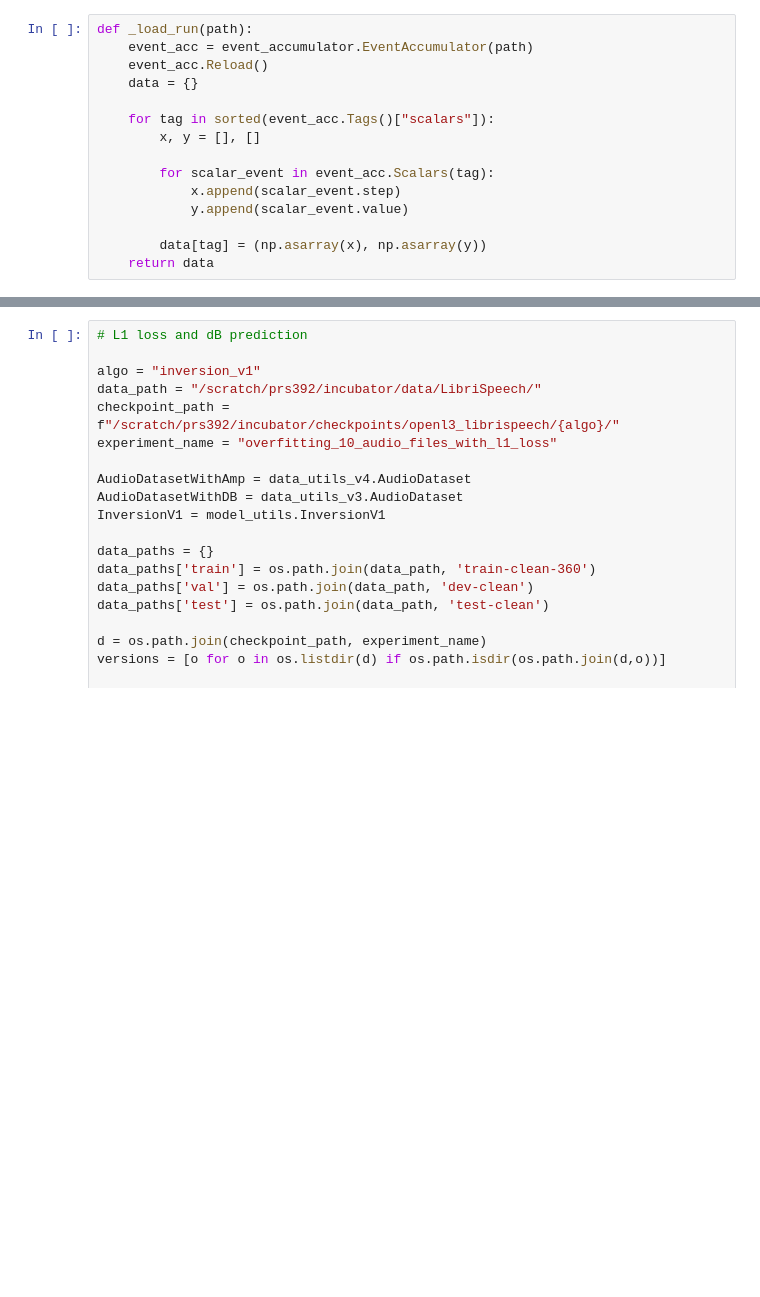
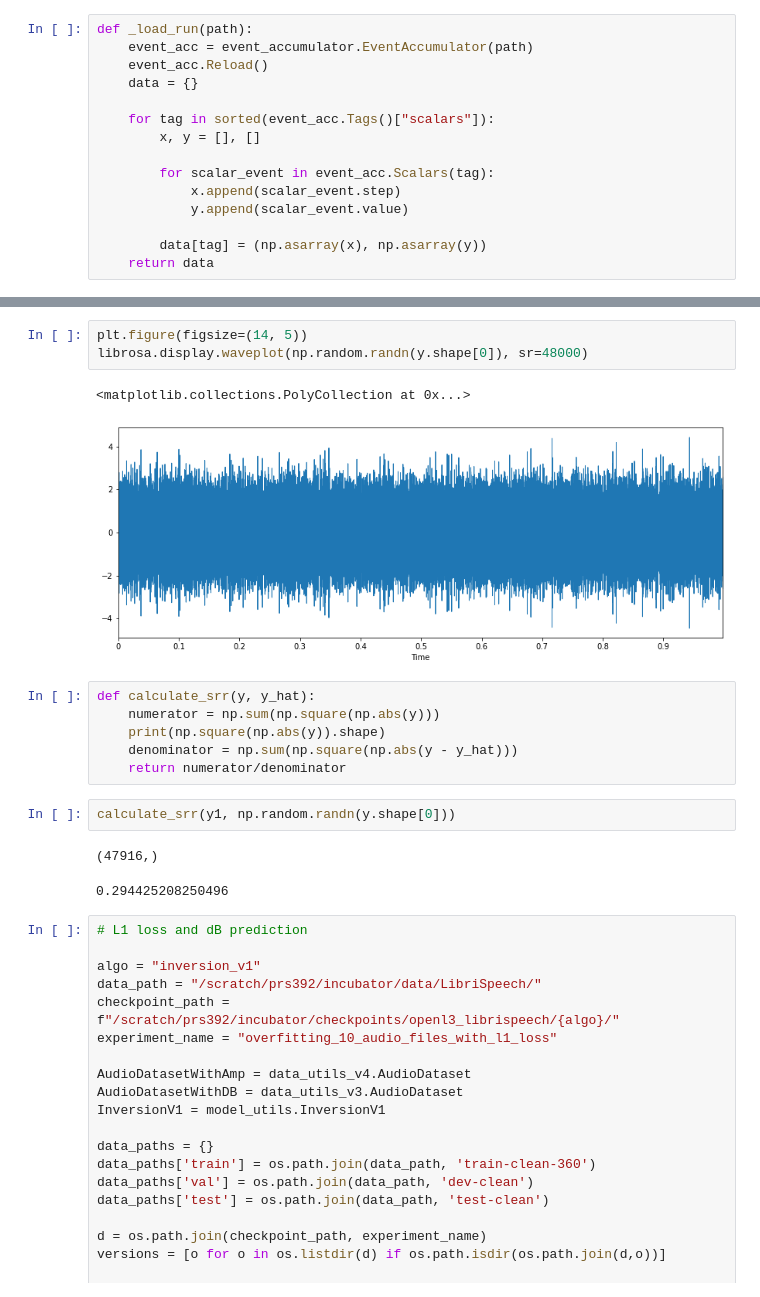
Before and after one commit to Param9498/non-invertible-audio-feature-generation, a Jupyter notebook: development/param/openl3_librispeech/inversion_models/overfitting_test.ipynb, the cells around one changed output, grey strips where cells are left out. Drawn from its saved outputs; the diff is of its cells as text; blank space fills up the shorter version.

```diff
--- a/development/param/openl3_librispeech/inversion_models/overfitting_test.ipynb
+++ b/development/param/openl3_librispeech/inversion_models/overfitting_test.ipynb
@@ -169,3 +176,20 @@ ipd.Audio(y, rate=48000)
+# %%
+plt.figure(figsize=(14, 5))
+librosa.display.waveplot(np.random.randn(y.shape[0]), sr=48000)
+# %% [output]
+<matplotlib.collections.PolyCollection at 0x...>
+[figure, added]
+# %%
+def calculate_srr(y, y_hat):
+    numerator = np.sum(np.square(np.abs(y)))
+    print(np.square(np.abs(y)).shape)
+    denominator = np.sum(np.square(np.abs(y - y_hat)))
+    return numerator/denominator
+# %%
+calculate_srr(y1, np.random.randn(y.shape[0]))
+# %% [output]
+(47916,)
+0.294425208250496
 # %%
 # L1 loss and dB prediction
 
```
Also changed, not shown: parts of 7 cells of this notebook, 43 other files.
